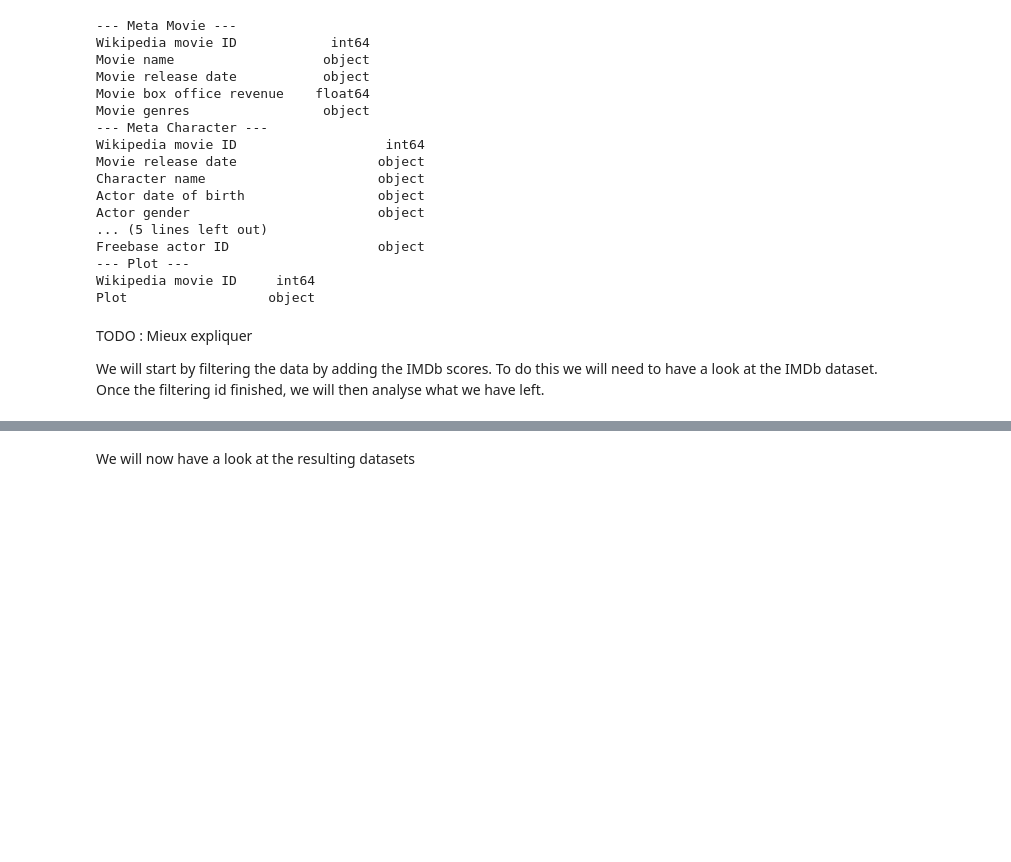
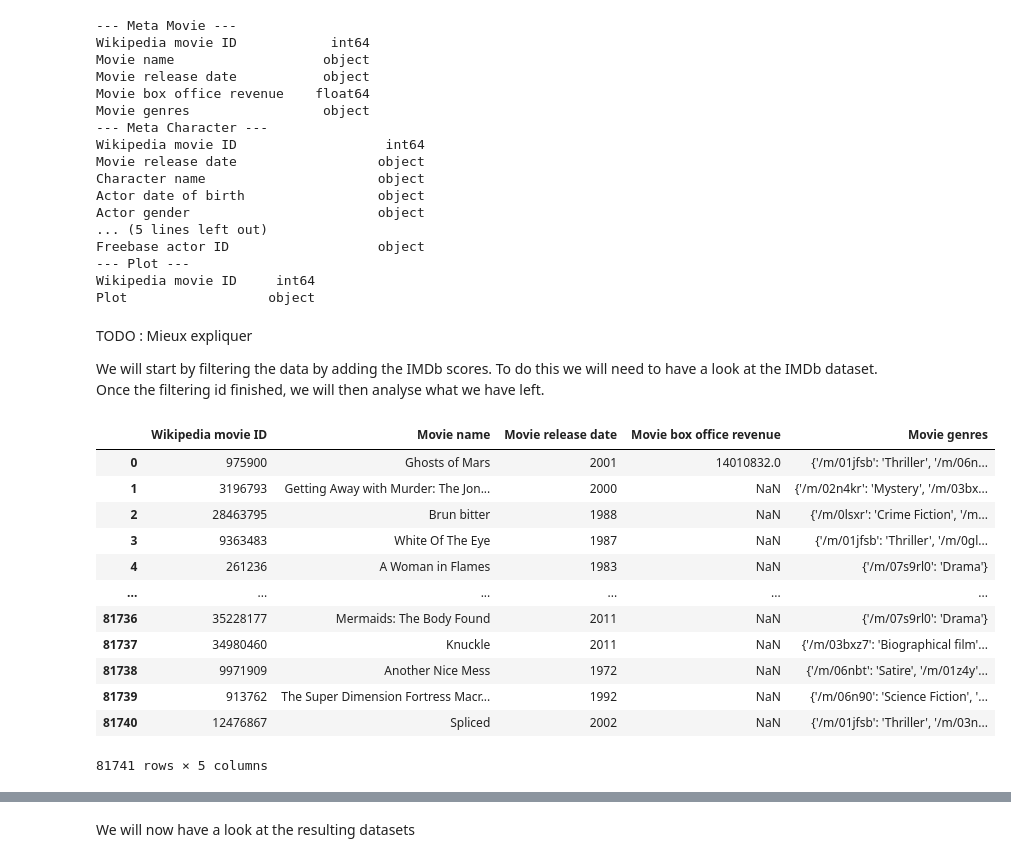
Before and after one commit to epfl-ada/ada-2023-project-dromadaire, a Jupyter notebook: P2.ipynb, the cells around one changed output, grey strips where cells are left out. Cells and saved outputs as stored; diff of their text form; code cells hidden in the pictures; blank space fills up the shorter version.

```diff
--- a/P2.ipynb
+++ b/P2.ipynb
@@ -76,6 +76,22 @@ meta_charac["Actor date of birth"] = meta_charac["Actor date of birth"].apply(la
 TODO : Mieux expliquer
 
 We will start by filtering the data by adding the IMDb scores. To do this we will need to have a look at the IMDb dataset.  Once the filtering id finished, we will then analyse what we have left.
+# %%
+meta_movie
+# %% [output]
+|  | Wikipedia movie ID | Movie name | Movie release date | Movie box office revenue | Movie genres |
+| 0 | 975900 | Ghosts of Mars | 2001 | 14010832.0 | {'/m/01jfsb': 'Thriller', '/m/06n... |
+| 1 | 3196793 | Getting Away with Murder: The Jon... | 2000 | NaN | {'/m/02n4kr': 'Mystery', '/m/03bx... |
+| 2 | 28463795 | Brun bitter | 1988 | NaN | {'/m/0lsxr': 'Crime Fiction', '/m... |
+| 3 | 9363483 | White Of The Eye | 1987 | NaN | {'/m/01jfsb': 'Thriller', '/m/0gl... |
+| 4 | 261236 | A Woman in Flames | 1983 | NaN | {'/m/07s9rl0': 'Drama'} |
+| ... | ... | ... | ... | ... | ... |
+| 81736 | 35228177 | Mermaids: The Body Found | 2011 | NaN | {'/m/07s9rl0': 'Drama'} |
+| 81737 | 34980460 | Knuckle | 2011 | NaN | {'/m/03bxz7': 'Biographical film'... |
+| 81738 | 9971909 | Another Nice Mess | 1972 | NaN | {'/m/06nbt': 'Satire', '/m/01z4y'... |
+| 81739 | 913762 | The Super Dimension Fortress Macr... | 1992 | NaN | {'/m/06n90': 'Science Fiction', '... |
+| 81740 | 12476867 | Spliced | 2002 | NaN | {'/m/01jfsb': 'Thriller', '/m/03n... |
+81741 rows × 5 columns
 # %%
 imdb_movieTitle = imdb_title[imdb_title['titleType'] == 'movie'].copy() #keep only movies
 imdb_movieTitle = imdb_movieTitle[imdb_movieTitle['startYear'] != '\\N'].copy() #remove nan years
```
Also changed, not shown: parts of 1 cell of this notebook.
